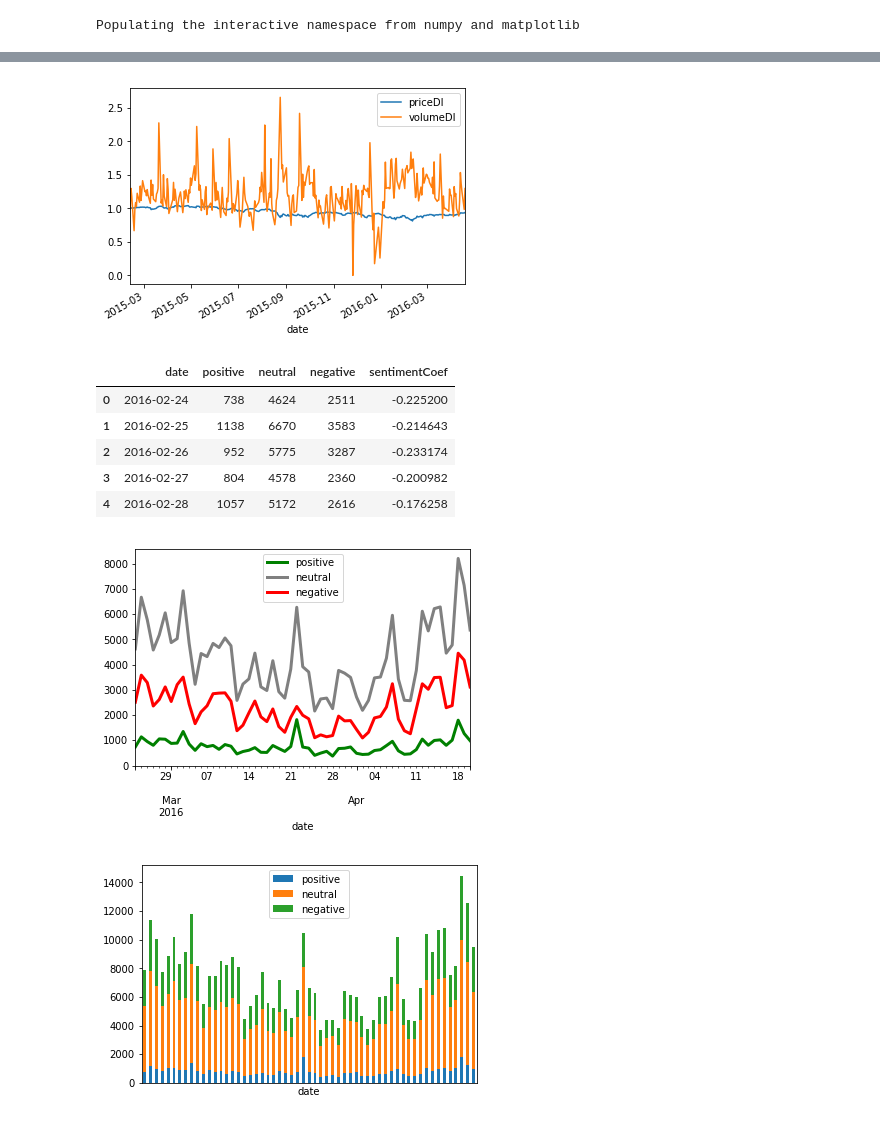
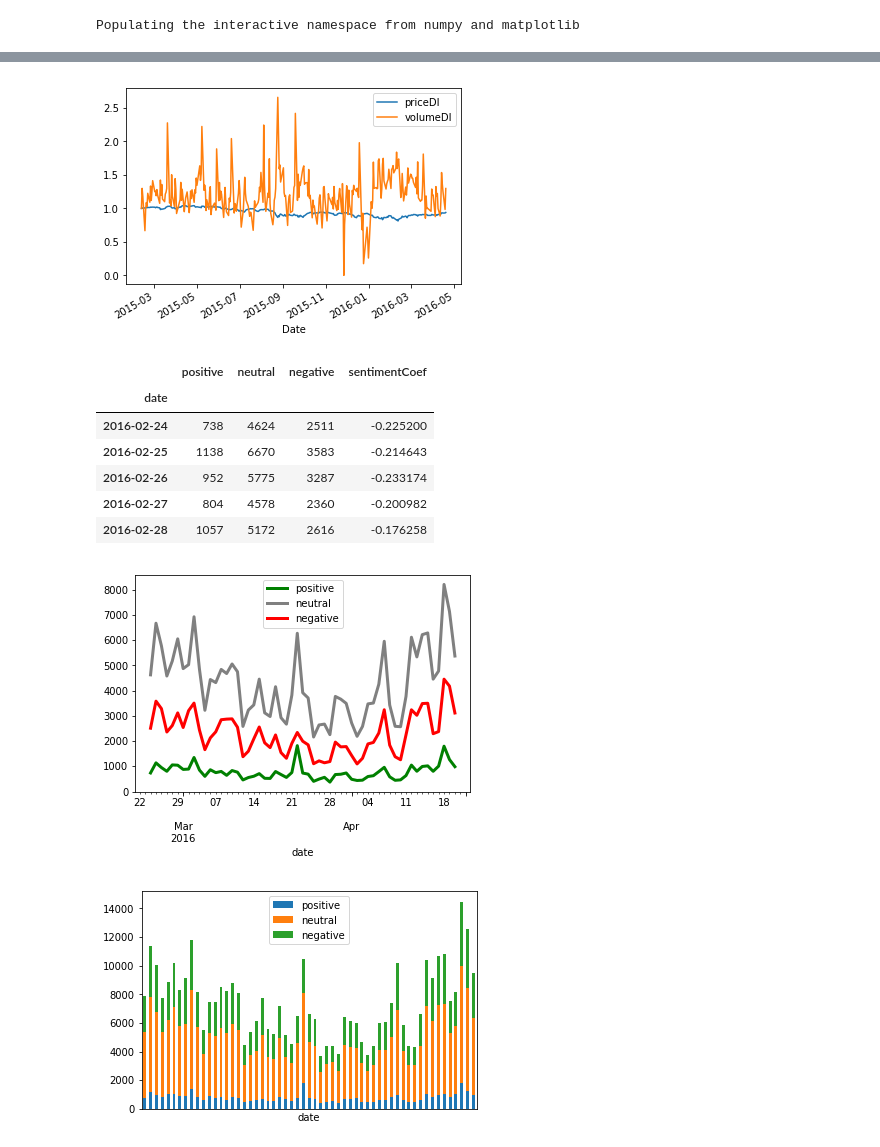
Before and after one commit to baryev/autoregressive-model, a Jupyter notebook: sentimentsAnalysis.ipynb, the cells around one changed output, grey strips where cells are left out. Saved outputs shown, nothing was run; the diff lists cells and outputs as text; code cells hidden in the pictures.

```diff
--- a/sentimentsAnalysis.ipynb
+++ b/sentimentsAnalysis.ipynb
@@ -10,8 +10,8 @@ pylab.rcParams['figure.figsize'] = (10, 7)
 # %% [output]
 Populating the interactive namespace from numpy and matplotlib
 # %%
-countByDay = pd.read_csv('data\out_countByDay.csv', header=0, parse_dates=[0]).sort_values(by = 'day')
-posByDay = pd.read_csv('data\out_posByDay.csv', header=0, parse_dates=[0]).sort_values(by = 'day')
-neutrByDay = pd.read_csv('data\out_neutrByDay.csv', header=0, parse_dates=[0]).sort_values(by = 'day')
-negByDay = pd.read_csv('data\out_negByDay.csv', header=0, parse_dates=[0]).sort_values(by = 'day')
+countByDay = pd.read_csv('data\out_countByDay.csv', index_col = 'day', header=0, parse_dates=[0]).sort_values(by = 'day')
+posByDay = pd.read_csv('data\out_posByDay.csv', index_col = 'day', header=0, parse_dates=[0]).sort_values(by = 'day')
+neutrByDay = pd.read_csv('data\out_neutrByDay.csv', index_col = 'day', header=0, parse_dates=[0]).sort_values(by = 'day')
+negByDay = pd.read_csv('data\out_negByDay.csv', index_col = 'day', header=0, parse_dates=[0]).sort_values(by = 'day')
 # %%
@@ -41,26 +43,27 @@ ftse.head()
 # %%
-ftse[['date', 'priceDl', 'volumeDl']].plot(x='date');
+ftse[['priceDl', 'volumeDl']].plot();
 # %% [output]
-[figure, old version]
+[figure, new version]
 # %%
 results = pd.merge(posByDay, neutrByDay, on='day')
 results = pd.merge(results, negByDay, on='day')
+results.index.names = ["date"]
 
-results.columns = ['date', 'positive', 'neutral', 'negative']
+results.columns = ['positive', 'neutral', 'negative']
 results["sentimentCoef"] = ((results["positive"] - results["negative"])/
                             (results["positive"] + results["neutral"] + results["negative"]))
 results.head()
 # %% [output]
-|  | date | positive | neutral | negative | sentimentCoef |
-| 0 | 2016-02-24 | 738 | 4624 | 2511 | -0.225200 |
-| 1 | 2016-02-25 | 1138 | 6670 | 3583 | -0.214643 |
-| 2 | 2016-02-26 | 952 | 5775 | 3287 | -0.233174 |
-| 3 | 2016-02-27 | 804 | 4578 | 2360 | -0.200982 |
-| 4 | 2016-02-28 | 1057 | 5172 | 2616 | -0.176258 |
+|  | positive | neutral | negative | sentimentCoef |
+| date |  |  |  |  |
+| 2016-02-24 | 738 | 4624 | 2511 | -0.225200 |
+| 2016-02-25 | 1138 | 6670 | 3583 | -0.214643 |
+| 2016-02-26 | 952 | 5775 | 3287 | -0.233174 |
+| 2016-02-27 | 804 | 4578 | 2360 | -0.200982 |
+| 2016-02-28 | 1057 | 5172 | 2616 | -0.176258 |
 # %%
-results[['date', 'positive', 'neutral', 'negative']].plot(x='date',
-                                                          linewidth = 3,
-                                                          color=['g', 'gray', 'r']);
+results[['positive', 'neutral', 'negative']].plot(linewidth = 3,
+                                                    color=['g', 'gray', 'r']);
 # %% [output]
-[figure, old version]
+[figure, new version]
 # %%
```
Also changed, not shown: parts of 16 cells of this notebook, 1 other file.
